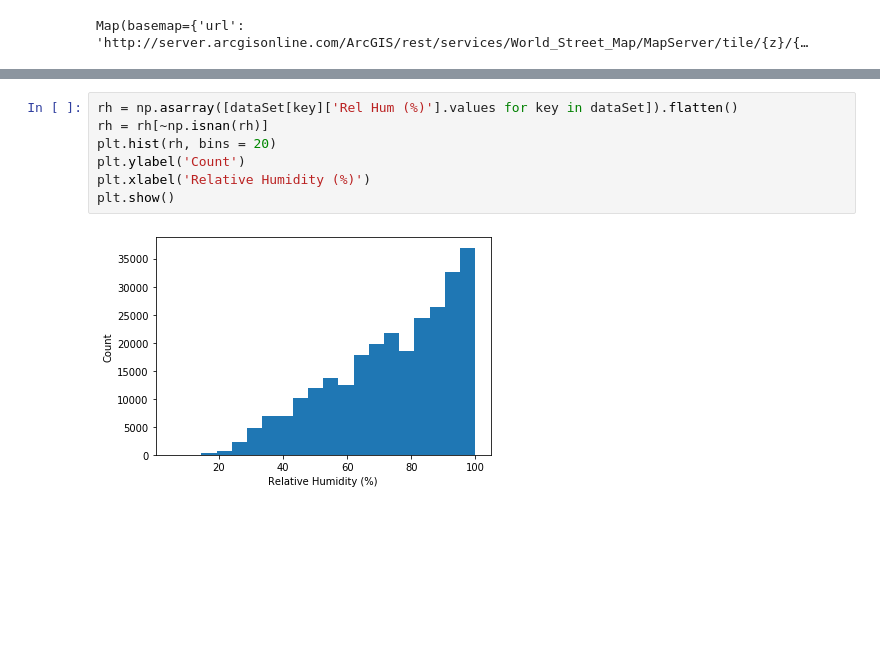
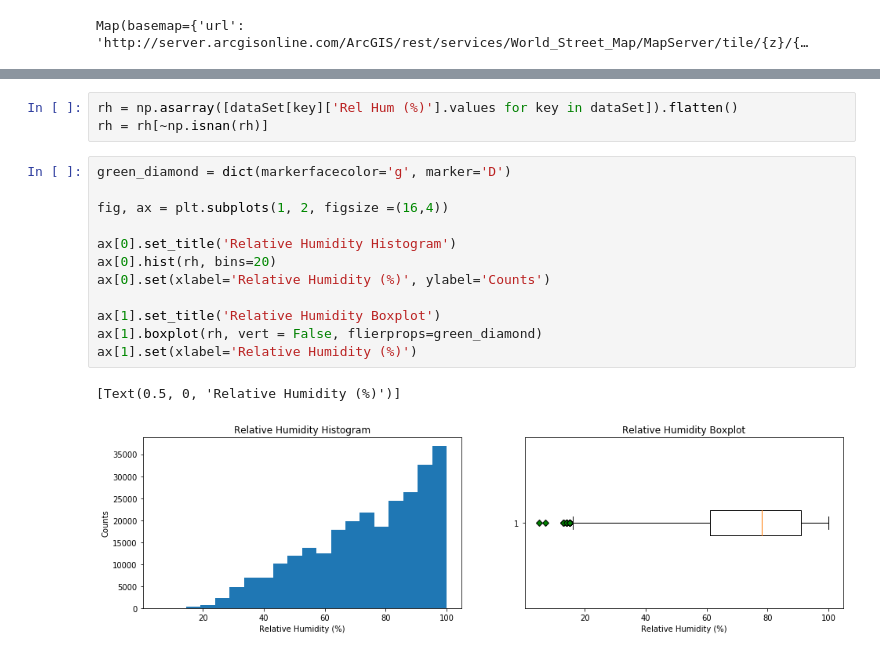
Before and after one commit to guilhAbreu/Environment-Canada-Weather-Info-Processing, a Jupyter notebook: EnvCanWeaInfo.ipynb, the cells around one changed output, grey strips where cells are left out. Drawn from its saved outputs; the diff is of its cells as text; blank space fills up the shorter version.

```diff
--- a/EnvCanWeaInfo.ipynb
+++ b/EnvCanWeaInfo.ipynb
@@ -151,9 +166,18 @@ plt.show()
 # %%
 rh = np.asarray([dataSet[key]['Rel Hum (%)'].values for key in dataSet]).flatten()
 rh = rh[~np.isnan(rh)]
-plt.hist(rh, bins = 20)
-plt.ylabel('Count')
-plt.xlabel('Relative Humidity (%)')
-plt.show()
-# %% [output]
-[figure, removed]
+# %%
+green_diamond = dict(markerfacecolor='g', marker='D')
+
+fig, ax = plt.subplots(1, 2, figsize =(16,4))
+
+ax[0].set_title('Relative Humidity Histogram')
+ax[0].hist(rh, bins=20)
+ax[0].set(xlabel='Relative Humidity (%)', ylabel='Counts')
+
+ax[1].set_title('Relative Humidity Boxplot')
+ax[1].boxplot(rh, vert = False, flierprops=green_diamond)
+ax[1].set(xlabel='Relative Humidity (%)')
+# %% [output]
+[Text(0.5, 0, 'Relative Humidity (%)')]
+[figure, added]
```
Also changed, not shown: parts of 14 cells of this notebook.
